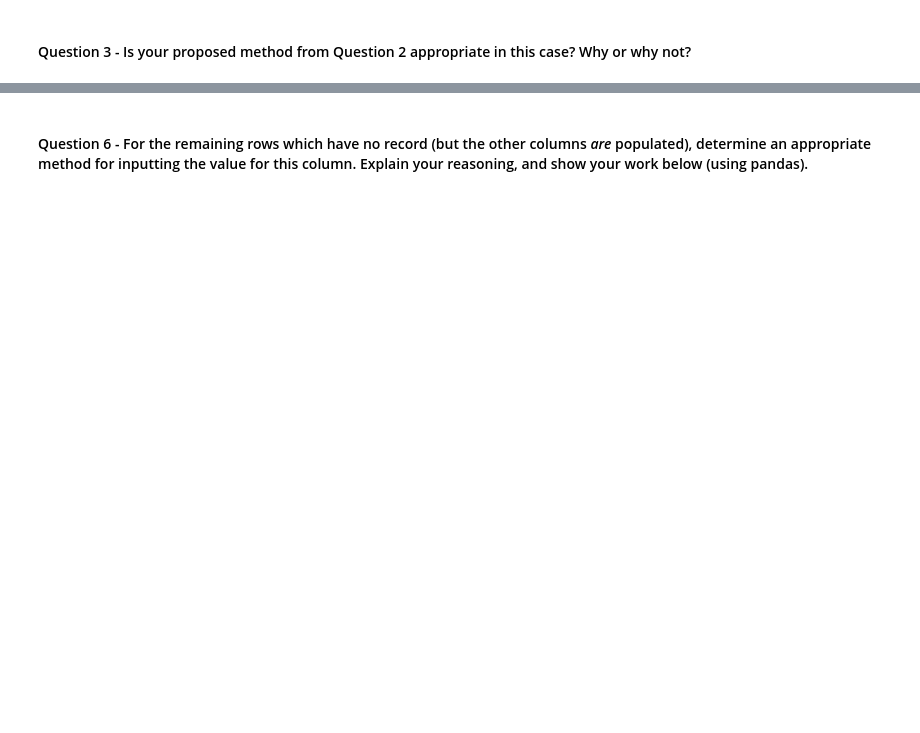
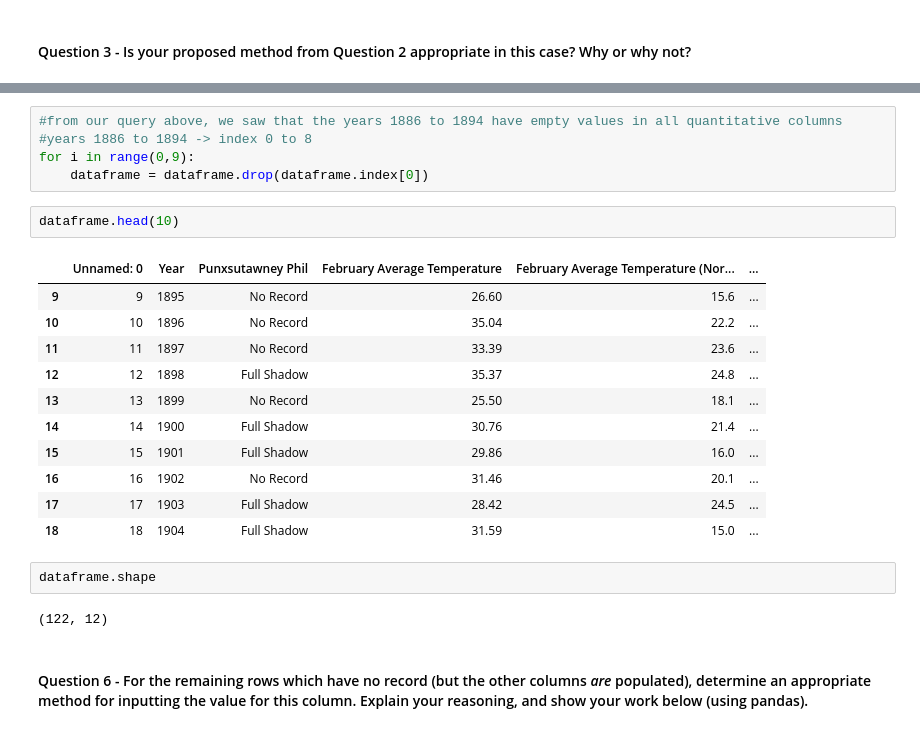
Before and after one commit to ananyasingh7/CS301-DataScience, a Jupyter notebook: HW06/Homework 06 Assignment.ipynb, the cells around one changed output, grey strips where cells are left out. Cells and saved outputs as stored; diff of their text form; blank space fills up the shorter version.

```diff
--- a/HW06/Homework 06 Assignment.ipynb
+++ b/HW06/Homework 06 Assignment.ipynb
@@ -25,2 +115,25 @@ data_dir = 'C:\\Users\\watson\\Documents\\CS301_Planning\\datasets\\groundhog.cs
+# %%
+#from our query above, we saw that the years 1886 to 1894 have empty values in all quantitative columns
+#years 1886 to 1894 -> index 0 to 8
+for i in range(0,9):
+    dataframe = dataframe.drop(dataframe.index[0])
+# %%
+dataframe.head(10)
+# %% [output]
+|  | Unnamed: 0 | Year | Punxsutawney Phil | February Average Temperature | February Average Temperature (Nor... | ... |
+| 9 | 9 | 1895 | No Record | 26.60 | 15.6 | ... |
+| 10 | 10 | 1896 | No Record | 35.04 | 22.2 | ... |
+| 11 | 11 | 1897 | No Record | 33.39 | 23.6 | ... |
+| 12 | 12 | 1898 | Full Shadow | 35.37 | 24.8 | ... |
+| 13 | 13 | 1899 | No Record | 25.50 | 18.1 | ... |
+| 14 | 14 | 1900 | Full Shadow | 30.76 | 21.4 | ... |
+| 15 | 15 | 1901 | Full Shadow | 29.86 | 16.0 | ... |
+| 16 | 16 | 1902 | No Record | 31.46 | 20.1 | ... |
+| 17 | 17 | 1903 | Full Shadow | 28.42 | 24.5 | ... |
+| 18 | 18 | 1904 | Full Shadow | 31.59 | 15.0 | ... |
+# %%
+dataframe.shape
+# %% [output]
+(122, 12)
 # %% [markdown]
 #### Question 6 - For the remaining rows which have no record (but the other columns *are* populated), determine an appropriate method for inputting the value for this column. Explain your reasoning, and show your work below (using pandas).
```
Also changed, not shown: parts of 34 cells of this notebook, 1 other file.
